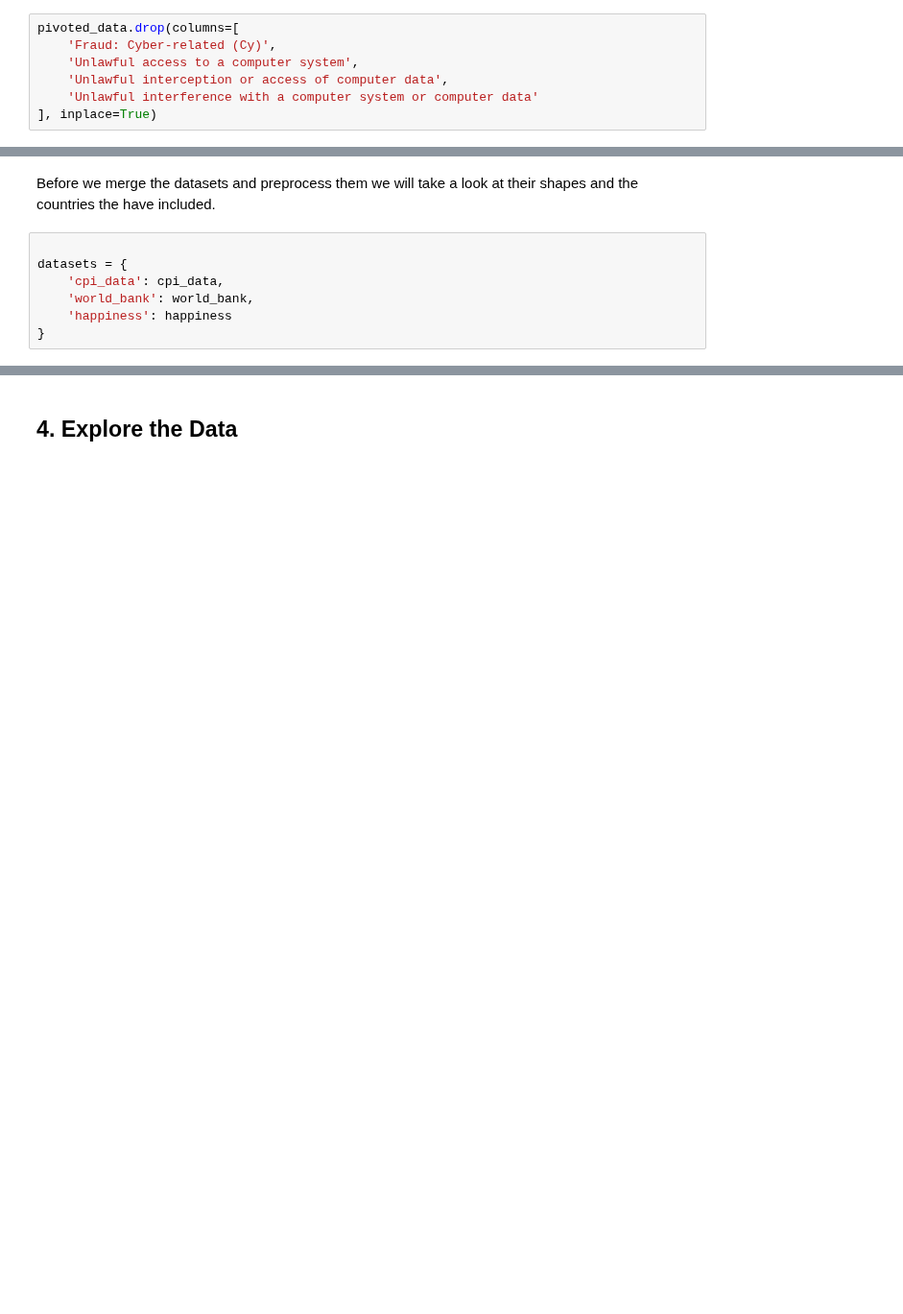
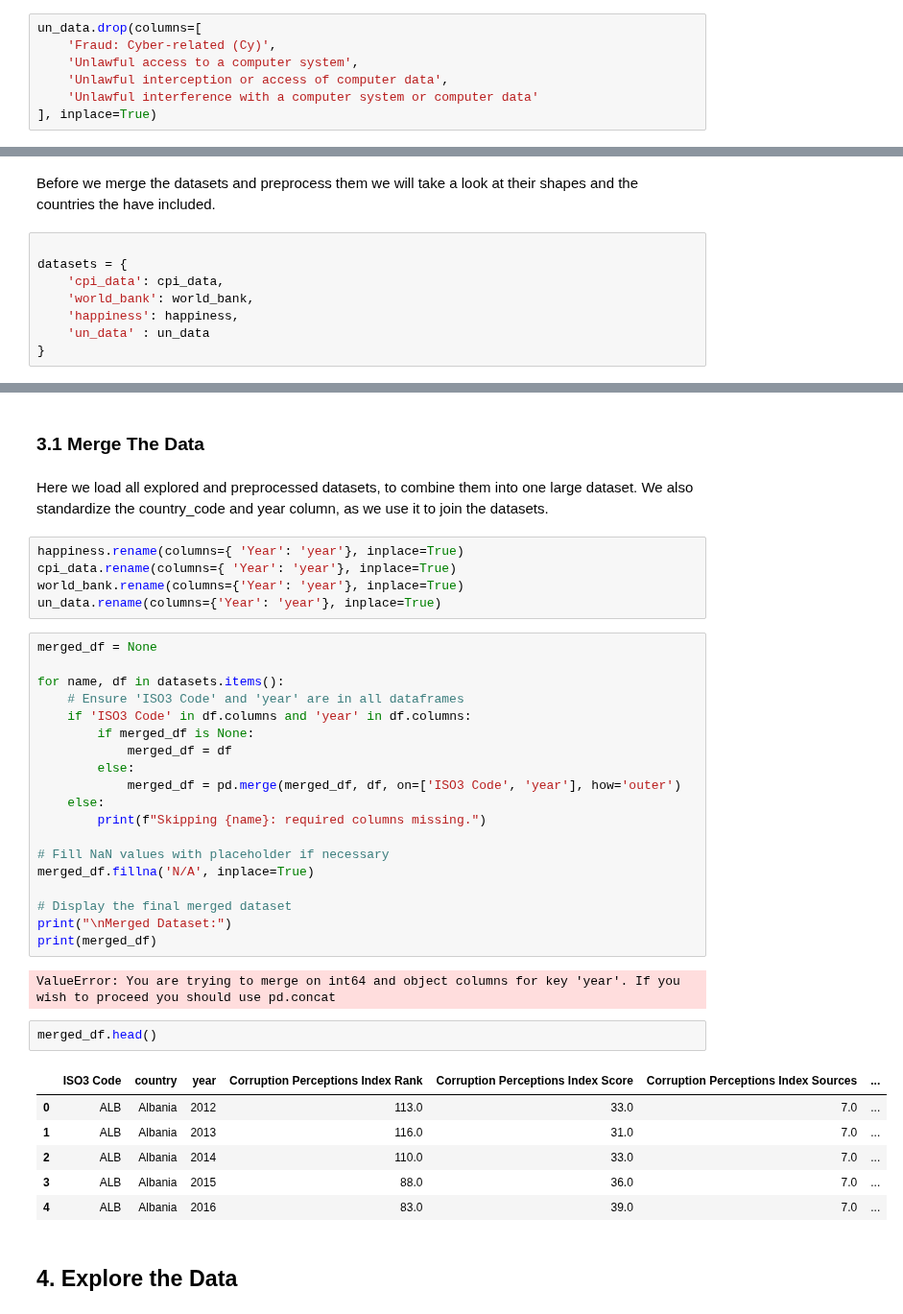
Before and after one commit to gonlyplease/corruption_analysis_europe, a Jupyter notebook: notebooks/corruption_analyses.ipynb, the cells around one changed output, grey strips where cells are left out. Shown at 96% size. Cells and saved outputs as stored; diff of their text form; blank space fills up the shorter version.

```diff
--- a/notebooks/corruption_analyses.ipynb
+++ b/notebooks/corruption_analyses.ipynb
@@ -748,5 +761,5 @@ pivoted_data.sample(20)
 # %%
-pivoted_data.drop(columns=[
+un_data.drop(columns=[
     'Fraud: Cyber-related (Cy)',
     'Unlawful access to a computer system',
     'Unlawful interception or access of computer data',
@@ -805,7 +816,8 @@ Before we merge the datasets and preprocess them we will take a look at their sh
 datasets = {
     'cpi_data': cpi_data,
     'world_bank': world_bank,
-    'happiness': happiness
+    'happiness': happiness,
+    'un_data' : un_data
 }
 # %%
 import pandas as pd
@@ -871,3 +880,42 @@ Dataset: happiness
+# %% [markdown]
+### 3.1 Merge The Data
+# %% [markdown]
+Here we load all explored and preprocessed datasets, to combine them into one large dataset. We also standardize the country_code and year column, as we use it to join the datasets.
+# %%
+happiness.rename(columns={ 'Year': 'year'}, inplace=True)
+cpi_data.rename(columns={ 'Year': 'year'}, inplace=True)
+world_bank.rename(columns={'Year': 'year'}, inplace=True)
+un_data.rename(columns={'Year': 'year'}, inplace=True)
+# %%
+merged_df = None
+
+for name, df in datasets.items():
+    # Ensure 'ISO3 Code' and 'year' are in all dataframes
+    if 'ISO3 Code' in df.columns and 'year' in df.columns:
+        if merged_df is None:
+            merged_df = df
+        else:
+            merged_df = pd.merge(merged_df, df, on=['ISO3 Code', 'year'], how='outer')
+    else:
+        print(f"Skipping {name}: required columns missing.")
+
+# Fill NaN values with placeholder if necessary
+merged_df.fillna('N/A', inplace=True)
+
+# Display the final merged dataset
+print("\nMerged Dataset:")
+print(merged_df)
+# %% [output]
+ValueError: You are trying to merge on int64 and object columns for key 'year'. If you wish to proceed you should use pd.concat
+# %%
+merged_df.head()
+# %% [output]
+|  | ISO3 Code | country | year | Corruption Perceptions Index Rank | Corruption Perceptions Index Score | Corruption Perceptions Index Sources | ... |
+| 0 | ALB | Albania | 2012 | 113.0 | 33.0 | 7.0 | ... |
+| 1 | ALB | Albania | 2013 | 116.0 | 31.0 | 7.0 | ... |
+| 2 | ALB | Albania | 2014 | 110.0 | 33.0 | 7.0 | ... |
+| 3 | ALB | Albania | 2015 | 88.0 | 36.0 | 7.0 | ... |
+| 4 | ALB | Albania | 2016 | 83.0 | 39.0 | 7.0 | ... |
 # %% [markdown]
 ## 4. Explore the Data
 # %% [markdown]
```
Also changed, not shown: parts of 12 cells of this notebook, 1 other file.
